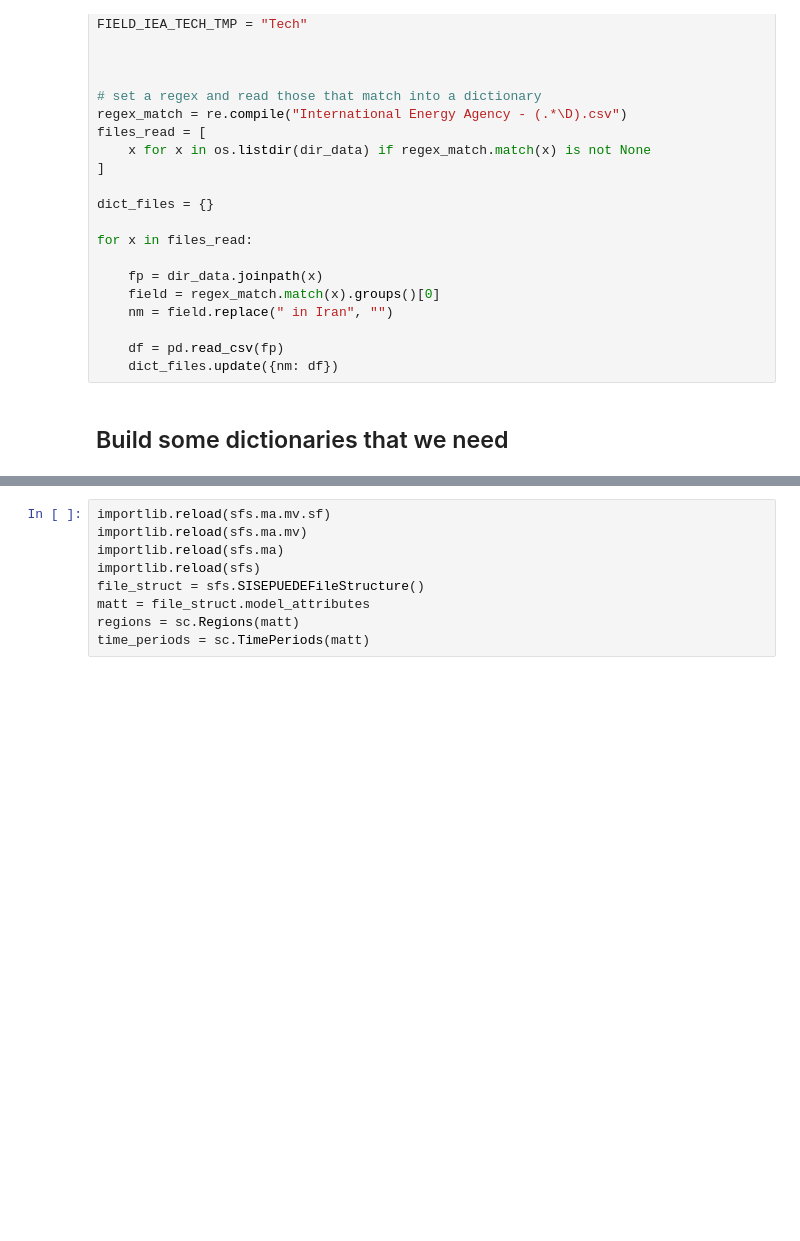
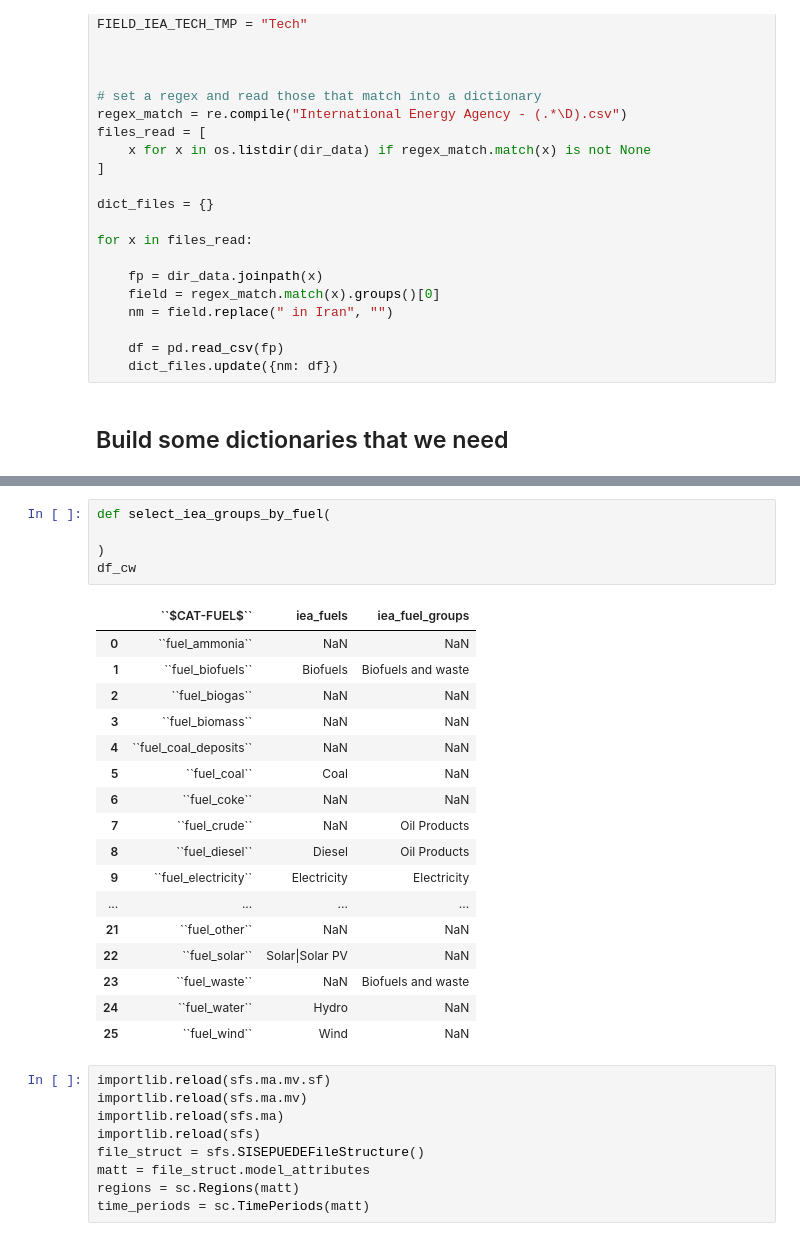
Before and after one commit to jcsyme/sisepuede_region_nbs, a Jupyter notebook: iran/iran_data_modifications.ipynb, the cells around one changed output, grey strips where cells are left out. Saved outputs shown, nothing was run; the diff lists cells and outputs as text; blank space fills up the shorter version.

```diff
--- a/iran/iran_data_modifications.ipynb
+++ b/iran/iran_data_modifications.ipynb
@@ -316,6 +632,29 @@ df_cw = pd.read_csv(fp_cw_iea_fuel_to_ssp)
     df_cw,
     matt,
 )
+# %%
+def select_iea_groups_by_fuel(
+
+)
+df_cw
+# %% [output]
+|  | ``$CAT-FUEL$`` | iea_fuels | iea_fuel_groups |
+| 0 | ``fuel_ammonia`` | NaN | NaN |
+| 1 | ``fuel_biofuels`` | Biofuels | Biofuels and waste |
+| 2 | ``fuel_biogas`` | NaN | NaN |
+| 3 | ``fuel_biomass`` | NaN | NaN |
+| 4 | ``fuel_coal_deposits`` | NaN | NaN |
+| 5 | ``fuel_coal`` | Coal | NaN |
+| 6 | ``fuel_coke`` | NaN | NaN |
+| 7 | ``fuel_crude`` | NaN | Oil Products |
+| 8 | ``fuel_diesel`` | Diesel | Oil Products |
+| 9 | ``fuel_electricity`` | Electricity | Electricity |
+| ... | ... | ... | ... |
+| 21 | ``fuel_other`` | NaN | NaN |
+| 22 | ``fuel_solar`` | Solar|Solar PV | NaN |
+| 23 | ``fuel_waste`` | NaN | Biofuels and waste |
+| 24 | ``fuel_water`` | Hydro | NaN |
+| 25 | ``fuel_wind`` | Wind | NaN |
 # %%
 importlib.reload(sfs.ma.mv.sf)
 importlib.reload(sfs.ma.mv)
```
Also changed, not shown: parts of 51 cells of this notebook, 3 other files.
